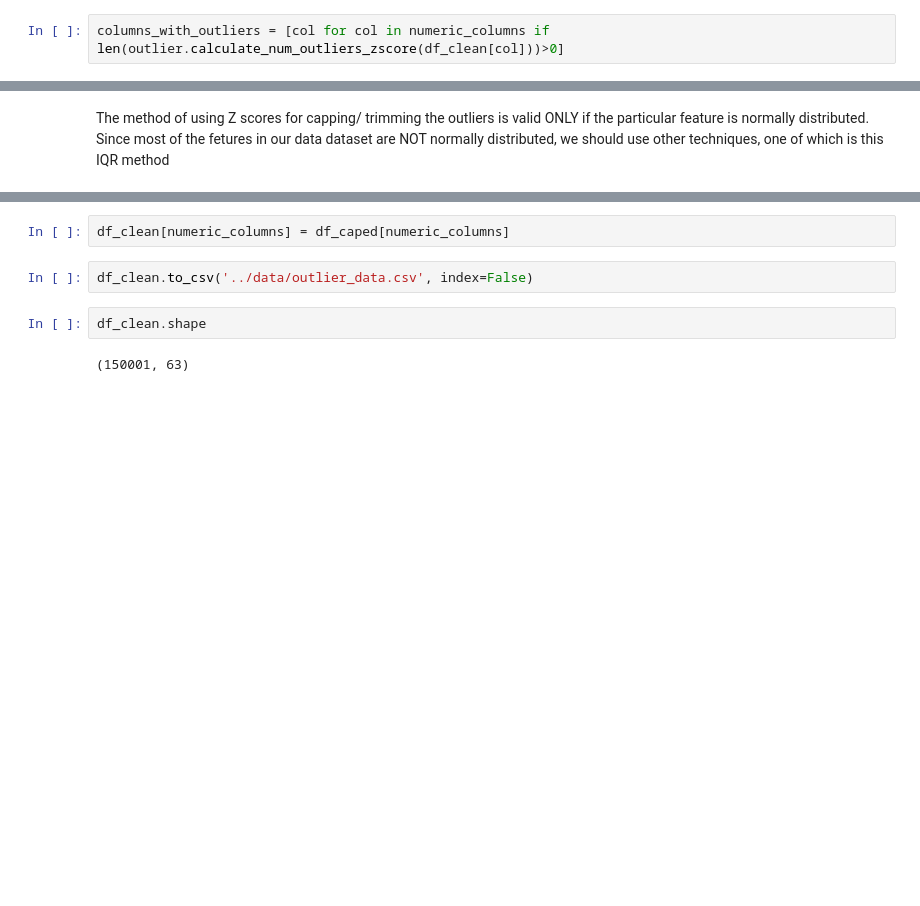
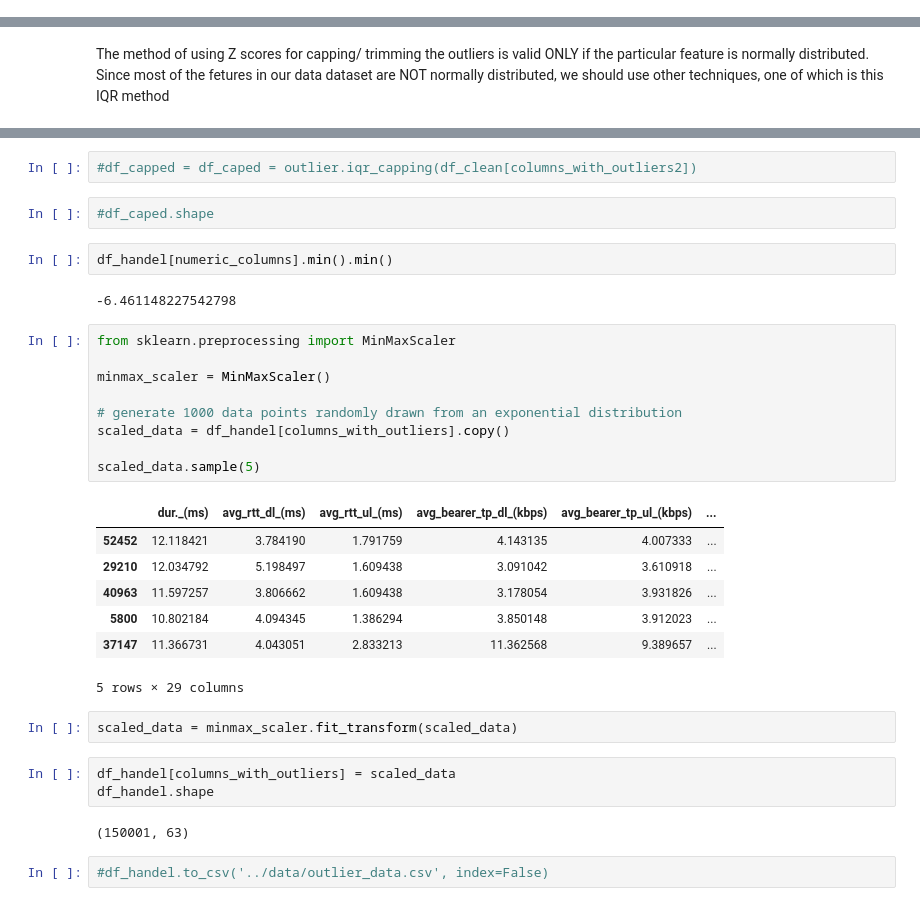
Before and after one commit to eyaya/User-Analytics-in-the-Telecom-Industry, a Jupyter notebook: notebooks/outlier.ipynb, the cells around one changed output, grey strips where cells are left out. Saved outputs shown, nothing was run; the diff lists cells and outputs as text; blank space fills up the shorter version.

```diff
--- a/notebooks/outlier.ipynb
+++ b/notebooks/outlier.ipynb
@@ -156,2 +160,0 @@ Outliers from Z-scores method of total_data 333
-# %%
-columns_with_outliers = [col for col in numeric_columns if len(outlier.calculate_num_outliers_zscore(df_clean[col]))>0]
@@ -253,8 +167,34 @@ for col in columns_with_outliers:
-# %%
-df_clean[numeric_columns] = df_caped[numeric_columns]
+# %%
+#df_capped = df_caped = outlier.iqr_capping(df_clean[columns_with_outliers2])
+# %%
+#df_caped.shape
+# %%
+df_handel[numeric_columns].min().min()
+# %% [output]
+-6.461148227542798
+# %%
+from sklearn.preprocessing import MinMaxScaler
+
+minmax_scaler = MinMaxScaler()
+
+# generate 1000 data points randomly drawn from an exponential distribution
+scaled_data = df_handel[columns_with_outliers].copy()
+
+scaled_data.sample(5)
+# %% [output]
+|  | dur._(ms) | avg_rtt_dl_(ms) | avg_rtt_ul_(ms) | avg_bearer_tp_dl_(kbps) | avg_bearer_tp_ul_(kbps) | ... |
+| 52452 | 12.118421 | 3.784190 | 1.791759 | 4.143135 | 4.007333 | ... |
+| 29210 | 12.034792 | 5.198497 | 1.609438 | 3.091042 | 3.610918 | ... |
+| 40963 | 11.597257 | 3.806662 | 1.609438 | 3.178054 | 3.931826 | ... |
+| 5800 | 10.802184 | 4.094345 | 1.386294 | 3.850148 | 3.912023 | ... |
+| 37147 | 11.366731 | 4.043051 | 2.833213 | 11.362568 | 9.389657 | ... |
+5 rows × 29 columns
+# %%
+scaled_data = minmax_scaler.fit_transform(scaled_data)
+# %%
+df_handel[columns_with_outliers] = scaled_data
+df_handel.shape
+# %% [output]
+(150001, 63)
 # %%
-df_clean.to_csv('../data/outlier_data.csv', index=False)
+#df_handel.to_csv('../data/outlier_data.csv', index=False)
-# %%
-df_clean.shape
-# %% [output]
-(150001, 63)
```
Also changed, not shown: parts of 37 cells of this notebook, 10 other files.
